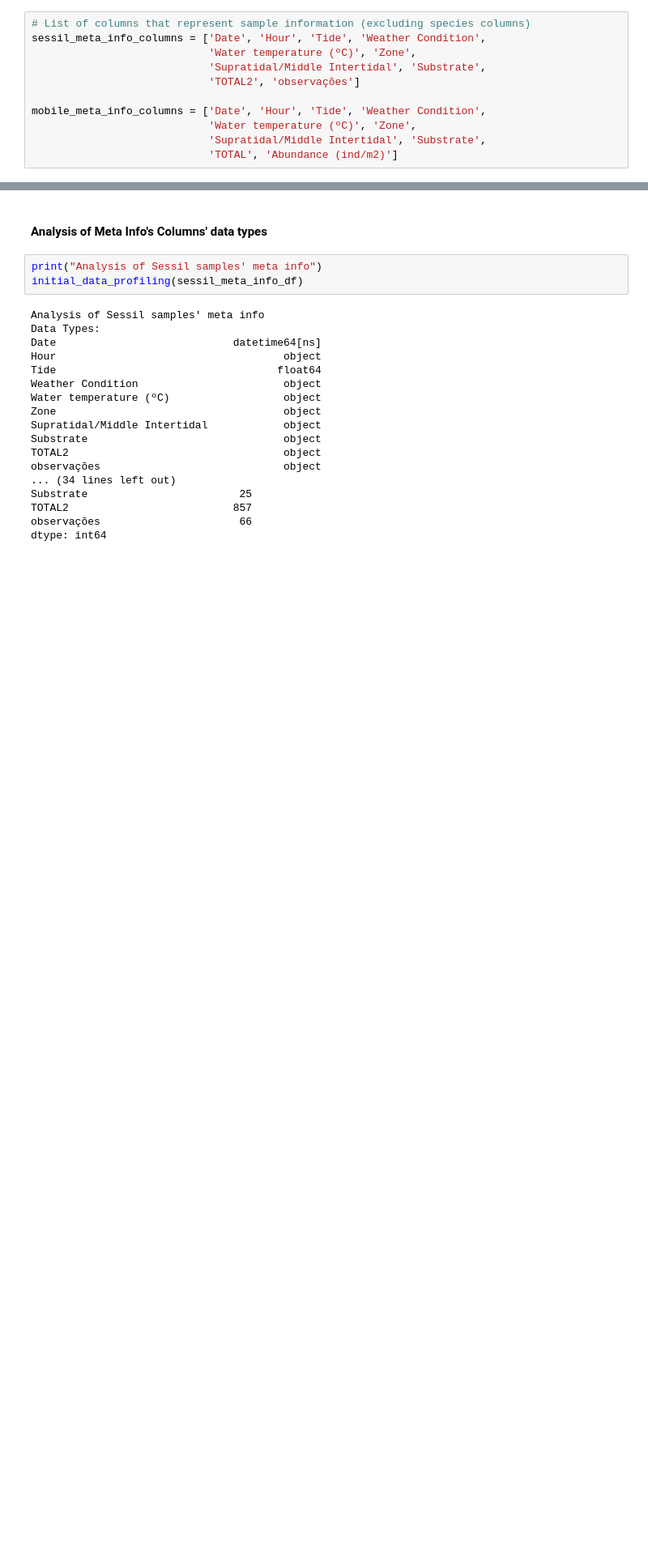
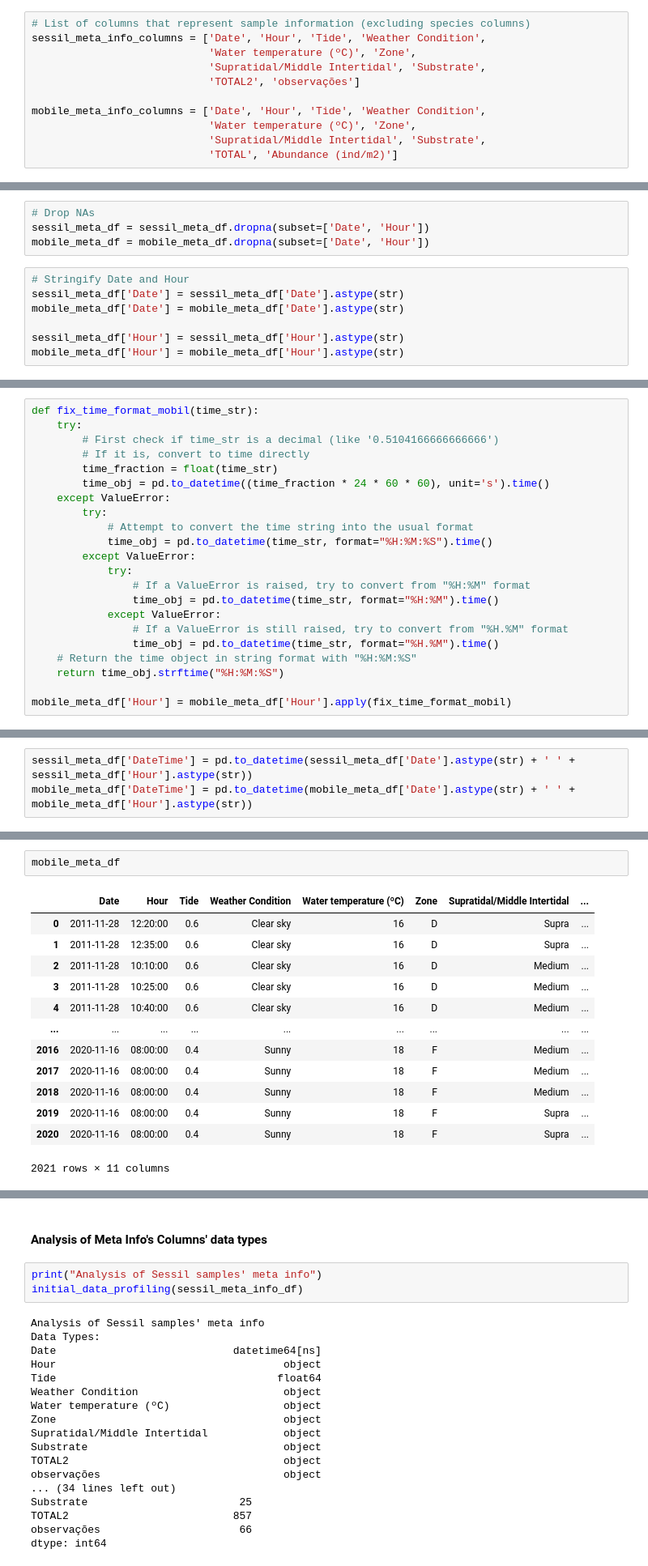
Before and after one commit to duarteoliper/WDL2_2023, a Jupyter notebook: Submission_phase_2.ipynb, the cells around one changed output, grey strips where cells are left out. Shown at 81% size. Drawn from its saved outputs; the diff is of its cells as text; blank space fills up the shorter version.

```diff
--- a/Submission_phase_2.ipynb
+++ b/Submission_phase_2.ipynb
@@ -208,0 +337,11 @@ del mobile_df
+# %%
+# Drop NAs
+sessil_meta_df = sessil_meta_df.dropna(subset=['Date', 'Hour'])
+mobile_meta_df = mobile_meta_df.dropna(subset=['Date', 'Hour'])
+# %%
+# Stringify Date and Hour
+sessil_meta_df['Date'] = sessil_meta_df['Date'].astype(str)
+mobile_meta_df['Date'] = mobile_meta_df['Date'].astype(str)
+
+sessil_meta_df['Hour'] = sessil_meta_df['Hour'].astype(str)
+mobile_meta_df['Hour'] = mobile_meta_df['Hour'].astype(str)
@@ -208,0 +427,22 @@ del mobile_df
+# %%
+def fix_time_format_mobil(time_str):
+    try:
+        # First check if time_str is a decimal (like '0.5104166666666666')
+        # If it is, convert to time directly
+        time_fraction = float(time_str)
+        time_obj = pd.to_datetime((time_fraction * 24 * 60 * 60), unit='s').time()
+    except ValueError:
+        try:
+            # Attempt to convert the time string into the usual format
+            time_obj = pd.to_datetime(time_str, format="%H:%M:%S").time()
+        except ValueError:
+            try:
+                # If a ValueError is raised, try to convert from "%H:%M" format
+                time_obj = pd.to_datetime(time_str, format="%H:%M").time()
+            except ValueError:
+                # If a ValueError is still raised, try to convert from "%H.%M" format
+                time_obj = pd.to_datetime(time_str, format="%H.%M").time()
+    # Return the time object in string format with "%H:%M:%S"
+    return time_obj.strftime("%H:%M:%S")
+
+mobile_meta_df['Hour'] = mobile_meta_df['Hour'].apply(fix_time_format_mobil)
@@ -208,0 +455,3 @@ del mobile_df
+# %%
+sessil_meta_df['DateTime'] = pd.to_datetime(sessil_meta_df['Date'].astype(str) + ' ' + sessil_meta_df['Hour'].astype(str))
+mobile_meta_df['DateTime'] = pd.to_datetime(mobile_meta_df['Date'].astype(str) + ' ' + mobile_meta_df['Hour'].astype(str))
@@ -208,0 +532,16 @@ del mobile_df
+# %%
+mobile_meta_df
+# %% [output]
+|  | Date | Hour | Tide | Weather Condition | Water temperature (ºC) | Zone | Supratidal/Middle Intertidal | ... |
+| 0 | 2011-11-28 | 12:20:00 | 0.6 | Clear sky | 16 | D | Supra | ... |
+| 1 | 2011-11-28 | 12:35:00 | 0.6 | Clear sky | 16 | D | Supra | ... |
+| 2 | 2011-11-28 | 10:10:00 | 0.6 | Clear sky | 16 | D | Medium | ... |
+| 3 | 2011-11-28 | 10:25:00 | 0.6 | Clear sky | 16 | D | Medium | ... |
+| 4 | 2011-11-28 | 10:40:00 | 0.6 | Clear sky | 16 | D | Medium | ... |
+| ... | ... | ... | ... | ... | ... | ... | ... | ... |
+| 2016 | 2020-11-16 | 08:00:00 | 0.4 | Sunny | 18 | F | Medium | ... |
+| 2017 | 2020-11-16 | 08:00:00 | 0.4 | Sunny | 18 | F | Medium | ... |
+| 2018 | 2020-11-16 | 08:00:00 | 0.4 | Sunny | 18 | F | Medium | ... |
+| 2019 | 2020-11-16 | 08:00:00 | 0.4 | Sunny | 18 | F | Supra | ... |
+| 2020 | 2020-11-16 | 08:00:00 | 0.4 | Sunny | 18 | F | Supra | ... |
+2021 rows × 11 columns
```
Also changed, not shown: parts of 25 cells of this notebook, 1 other file.
